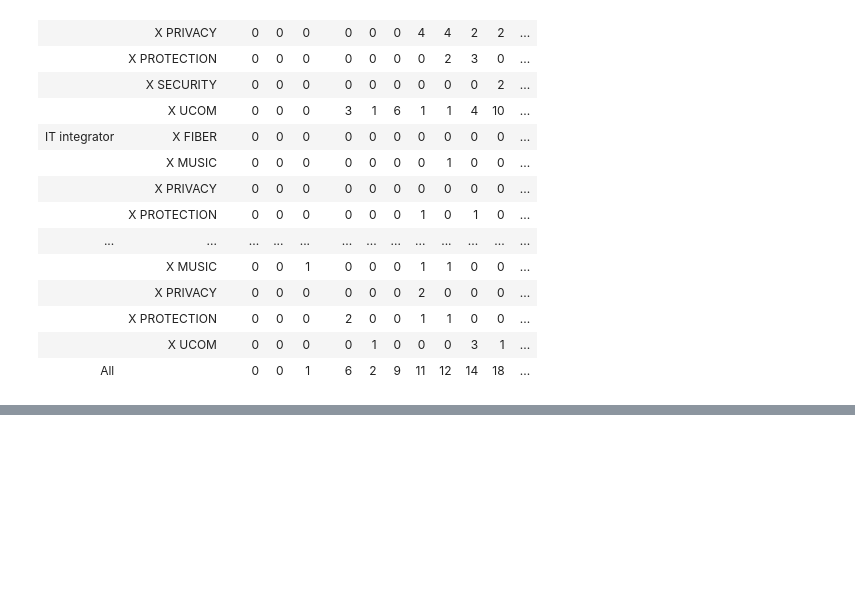
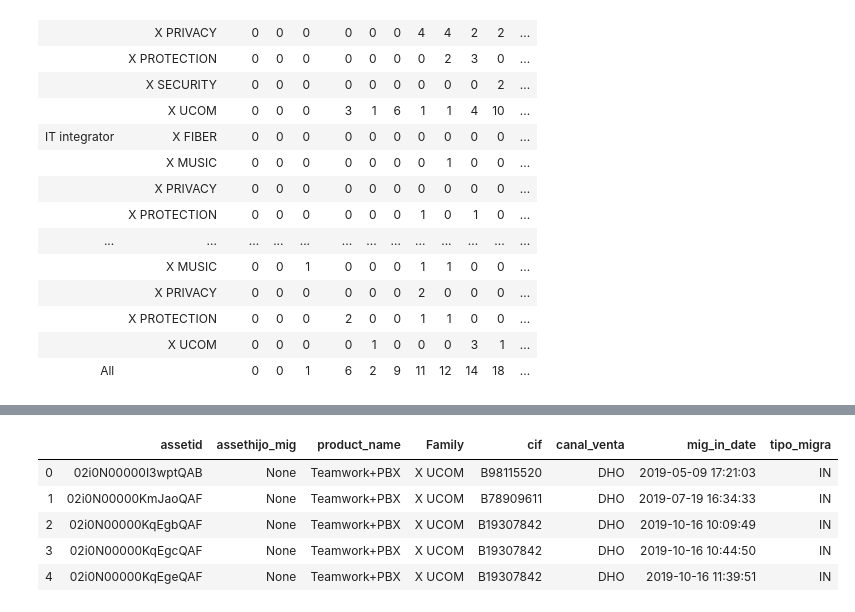
Before and after one commit to mariaadradosr/PyCartera, a Jupyter notebook: Final_PyCartera.ipynb, the cells around one changed output, grey strips where cells are left out. Cells and saved outputs as stored; diff of their text form; code cells hidden in the pictures; blank space fills up the shorter version.

Commit message:
migras base

```diff
--- a/Final_PyCartera.ipynb
+++ b/Final_PyCartera.ipynb
@@ -133,0 +160,43 @@ display(bajas)
+# %%
+def getMigrationDate(row):
+    return row['date_migration'] if row['tipo_migra'] == 'IN' else row['deactivation_date']
+def migOut(cur):
+    cur.execute('''
+            select segmento, assetid, product_name,assethijo_mig, cif, canal_venta,deactivation_date,
+            date_migration
+            from cartera_xbo
+            where process_date = (
+            select max(process_date) from cartera_xbo)
+            and segmento in ('4-MIGRADO','3-NOTRIAL')
+            and migrado = '1'
+            and upper(product_name) not like '%CENTRALITA%'
+            ''')
+    df = pd.DataFrame(cur.fetchall())
+    col_names = []
+    for e in range(len(cur.description)):
+        col_names.append(cur.description[e][0])
+    df.rename(columns = dict(zip(list(range(33)), col_names)), inplace = True)
+    df['canal_venta'] = df.apply(lambda row: functions.CanalCorrecciones(row), axis =1)
+    df['canal_venta'] = df.canal_venta.apply(lambda x: functions.canal(x))
+    df['Family'] = df.product_name.apply(lambda x: functions.getFamilyFrom(x))
+    df['Velocity'] = df.product_name.apply(lambda x: functions.getVelocityFrom(x))
+    df['isNeba'] = df.product_name.apply(lambda x: functions.isNeba(x))
+    df['product_name'] = df.apply(lambda row: functions.getProductName(row), axis = 1)
+    df['tipo_migra'] = df.segmento.apply(lambda x: 'IN' if x == '3-NOTRIAL' else 'OUT')
+    df['date_migration'] = df.apply(lambda row: getMigrationDate(row), axis=1 )
+    cols = ['assetid','assethijo_mig','product_name', 'Family' ,'cif', 'canal_venta',
+            'date_migration','tipo_migra']
+    df = df[cols]
+    df.rename(columns={'date_migration':'mig_in_date'}, inplace = True)
+    return df
+# %%
+mo =  migOut(cur)
+# %%
+mo.head()
+# %% [output]
+|  | assetid | assethijo_mig | product_name | Family | cif | canal_venta | mig_in_date | tipo_migra |
+| 0 | 02i0N00000I3wptQAB | None | Teamwork+PBX | X UCOM | B98115520 | DHO | 2019-05-09 17:21:03 | IN |
+| 1 | 02i0N00000KmJaoQAF | None | Teamwork+PBX | X UCOM | B78909611 | DHO | 2019-07-19 16:34:33 | IN |
+| 2 | 02i0N00000KqEgbQAF | None | Teamwork+PBX | X UCOM | B19307842 | DHO | 2019-10-16 10:09:49 | IN |
+| 3 | 02i0N00000KqEgcQAF | None | Teamwork+PBX | X UCOM | B19307842 | DHO | 2019-10-16 10:44:50 | IN |
+| 4 | 02i0N00000KqEgeQAF | None | Teamwork+PBX | X UCOM | B19307842 | DHO | 2019-10-16 11:39:51 | IN |
```
Also changed, not shown: parts of 4 cells of this notebook, 1 other file.
